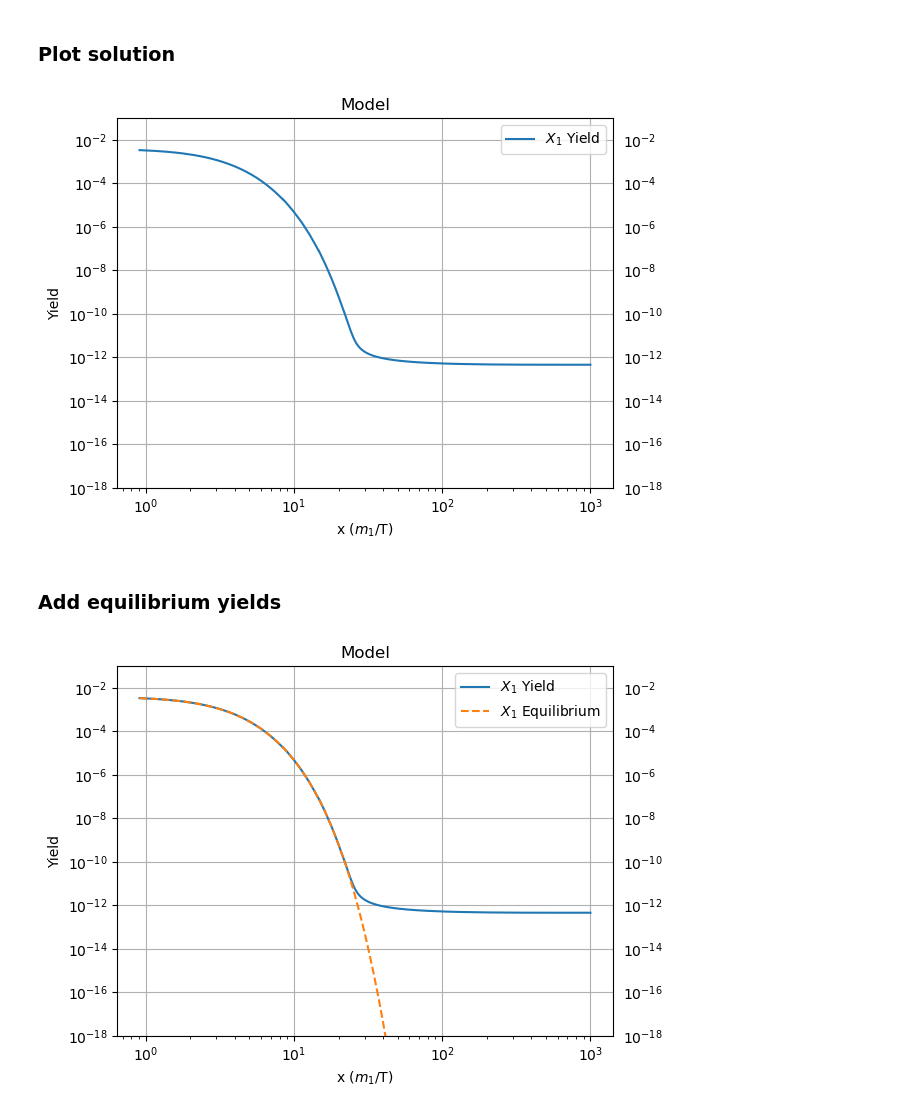
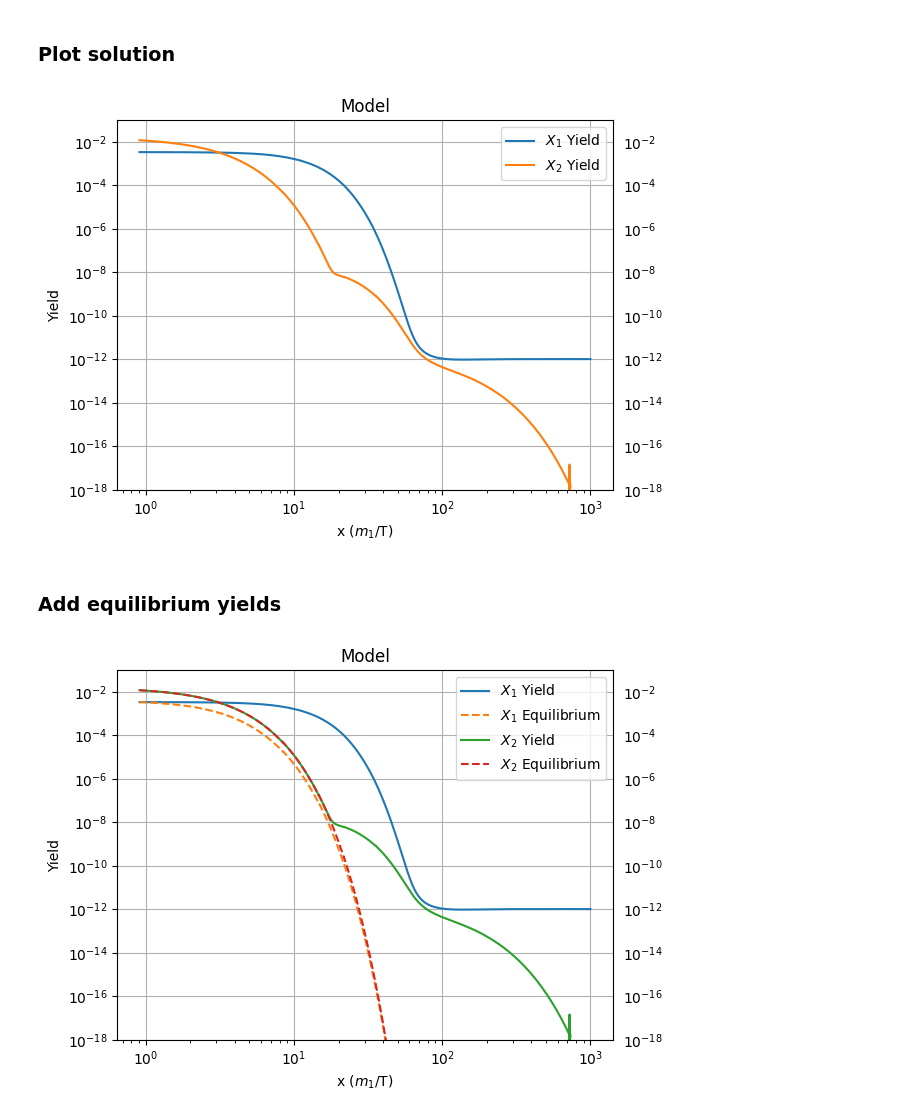
Before and after one commit to gabrielaalevi/DarkCalc, a Jupyter notebook: examples/plot.ipynb, the cells around one changed output. Drawn from its saved outputs; the diff is of its cells as text; code cells hidden in the pictures.

```diff
--- a/examples/plot.ipynb
+++ b/examples/plot.ipynb
@@ -9,53 +9,52 @@ from tools.modelData import ModelData
 # %% [markdown]
 ### Plot solution
 # %%
-output_file = '../freeze_out/solution_freeze_out.csv'
+output_file = '../cdfo/solution_cdfo.csv'
 # %%
 data = pd.read_csv(output_file,comment='#') #reading the data from the solution
 x = data['x']
 sol_dm = data['Y(xm)']
-# sol_mediator = data['Y(b2)']
+sol_mediator = data['Y(b2)']
 
 #plot
 plt.plot(x, sol_dm, label=r'$X_1$ Yield')
-# plt.plot(x, sol_mediator, label=r'$X_2$ Yield')
+plt.plot(x, sol_mediator, label=r'$X_2$ Yield')
 plt.yscale('log')
 plt.xscale('log')
 plt.tick_params(labeltop=False, labelright=True)
 plt.title(r'Model')
 plt.xlabel(r'x ($m_1$/T)')
 plt.ylabel(r'Yield')
 plt.ylim(10**(-18), 10**(-1))
 plt.grid()
 plt.legend()
 plt.show()
 # %% [output]
-[figure, old version]
+[figure, new version]
 # %% [markdown]
 ### Add equilibrium yields
 # %%
 
 model = ModelData(dmPDG=52,
-                #   bsmPDGList=[52,2000005],
-                  bsmPDGList=[52],
-                  bannerFile='../freeze_out/darkcalc_banner.txt')
+                  bsmPDGList=[52,2000005],
+                  bannerFile='../cdfo/darkcalc_banner.txt')
 mDM = model.mDM #DM mass
-# m_med = model.componentsDict[2000005].mass #mediator mass
+m_med = model.componentsDict[2000005].mass #mediator mass
 gDM = model.componentsDict[52].g(mDM) #DM degrees of freedom
-# g_med = model.componentsDict[2000005].g(mDM) #mediator degrees of freedom, negative since it is a boson
+g_med = model.componentsDict[2000005].g(mDM) #mediator degrees of freedom, negative since it is a boson
 equilibrium_dm = list() #list to keep the equilibrium values for DM
-# equilibrium_med = list() #list to keep the equilibrium values for the mediator
+equilibrium_med = list() #list to keep the equilibrium values for the mediator
 for xi in x:
     T = mDM/xi #temperature in GeV
     equilibrium_dm.append(Yeq(T, mDM, gDM))
-    # med_value = Yeq(T, m_med, g_med)
-    # equilibrium_med.append(med_value)
+    med_value = Yeq(T, m_med, g_med)
+    equilibrium_med.append(med_value)
 
 #plot
 plt.plot(x, sol_dm, label=r'$X_1$ Yield')
 plt.plot(x, equilibrium_dm, label=r'$X_1$ Equilibrium', linestyle='dashed')
-# plt.plot(x, sol_mediator, label=r'$X_2$ Yield')
-# plt.plot(x, equilibrium_med, label=r'$X_2$ Equilibrium', linestyle='dashed')
+plt.plot(x, sol_mediator, label=r'$X_2$ Yield')
+plt.plot(x, equilibrium_med, label=r'$X_2$ Equilibrium', linestyle='dashed')
 plt.yscale('log')
 plt.xscale('log')
 plt.tick_params(labeltop=False, labelright=True)
@@ -68,4 +67,4 @@ plt.grid()
 plt.legend()
 plt.show()
 # %% [output]
-[figure, old version]
+[figure, new version]
```
Also changed, not shown: 2 other files.
